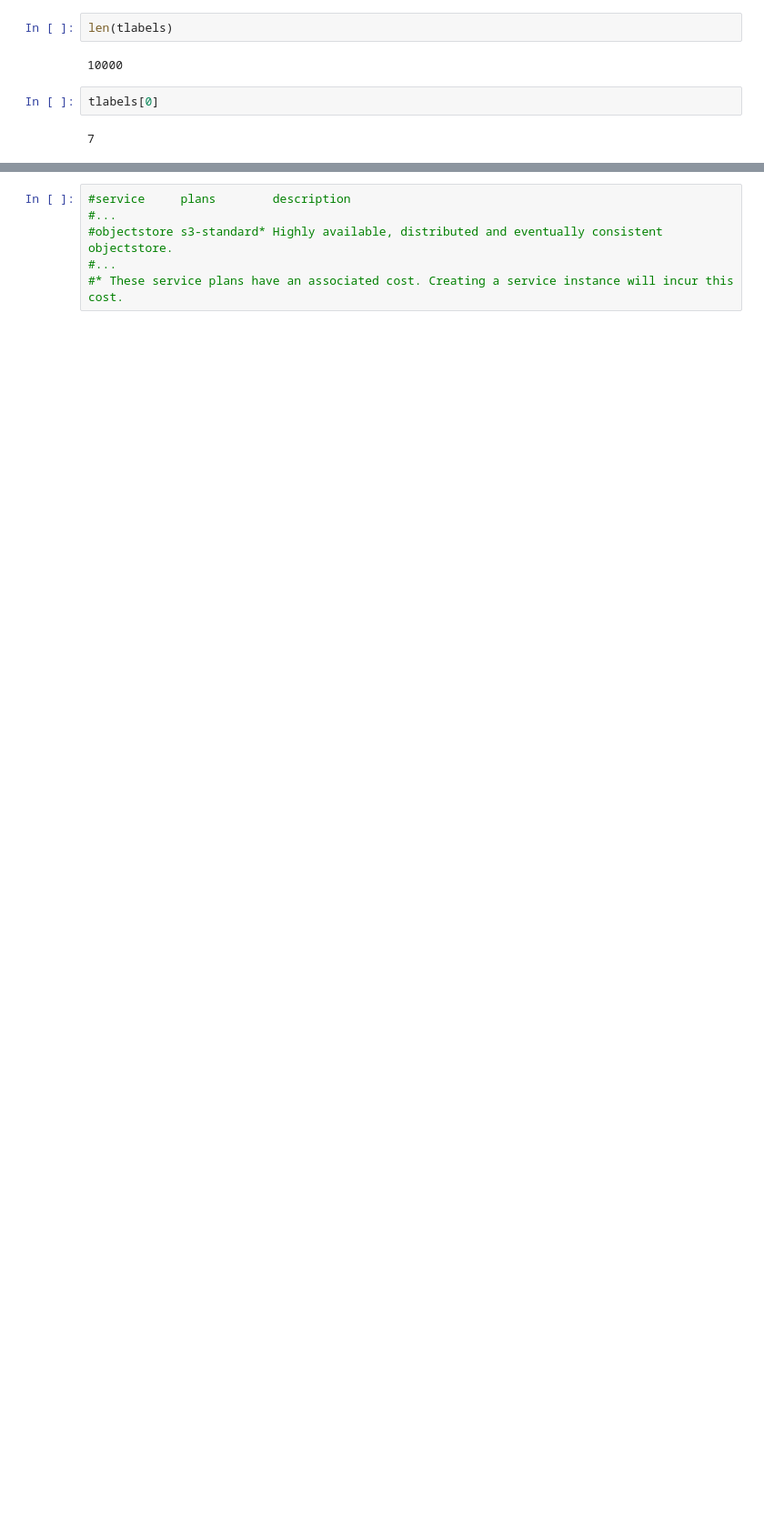
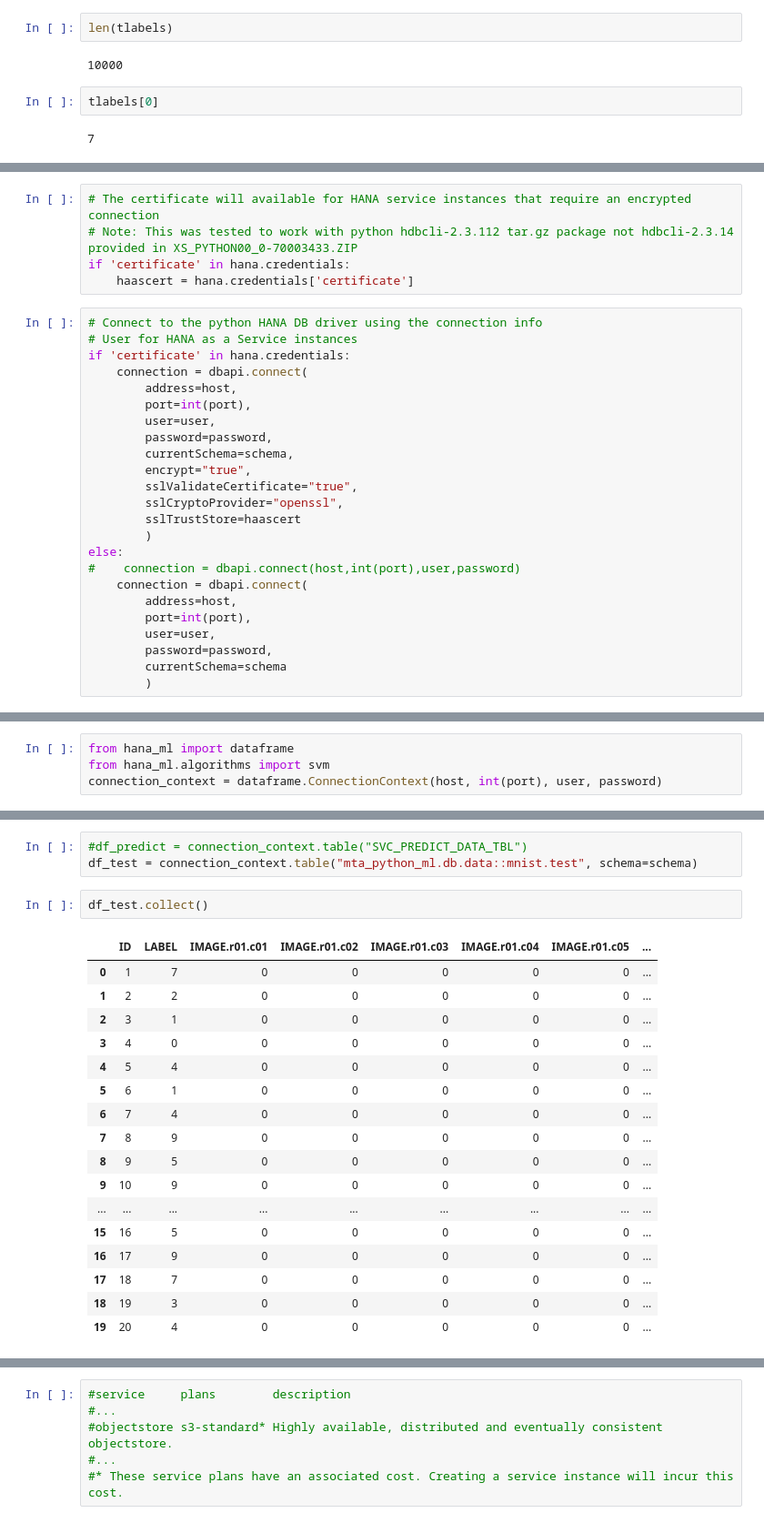
Before and after one commit to alundesap/mta_python_ml, a Jupyter notebook: python/mnist_loader.ipynb, the cells around one changed output, grey strips where cells are left out. Shown at 91% size. Cells and saved outputs as stored; diff of their text form; blank space fills up the shorter version.

```diff
--- a/python/mnist_loader.ipynb
+++ b/python/mnist_loader.ipynb
@@ -48,0 +275,29 @@ tlabels[0]
+# %%
+# The certificate will available for HANA service instances that require an encrypted connection
+# Note: This was tested to work with python hdbcli-2.3.112 tar.gz package not hdbcli-2.3.14 provided in XS_PYTHON00_0-70003433.ZIP
+if 'certificate' in hana.credentials:
+    haascert = hana.credentials['certificate']
+# %%
+# Connect to the python HANA DB driver using the connection info
+# User for HANA as a Service instances
+if 'certificate' in hana.credentials:
+    connection = dbapi.connect(
+        address=host,
+        port=int(port),
+        user=user,
+        password=password,
+        currentSchema=schema,
+        encrypt="true",
+        sslValidateCertificate="true",
+        sslCryptoProvider="openssl",
+        sslTrustStore=haascert
+        )
+else:
+#    connection = dbapi.connect(host,int(port),user,password)
+    connection = dbapi.connect(
+        address=host,
+        port=int(port),
+        user=user,
+        password=password,
+        currentSchema=schema
+        )
@@ -48,0 +420,4 @@ tlabels[0]
+# %%
+from hana_ml import dataframe
+from hana_ml.algorithms import svm
+connection_context = dataframe.ConnectionContext(host, int(port), user, password)
@@ -48,0 +590,23 @@ tlabels[0]
+# %%
+#df_predict = connection_context.table("SVC_PREDICT_DATA_TBL")
+df_test = connection_context.table("mta_python_ml.db.data::mnist.test", schema=schema)
+# %%
+df_test.collect()
+# %% [output]
+|  | ID | LABEL | IMAGE.r01.c01 | IMAGE.r01.c02 | IMAGE.r01.c03 | IMAGE.r01.c04 | IMAGE.r01.c05 | ... |
+| 0 | 1 | 7 | 0 | 0 | 0 | 0 | 0 | ... |
+| 1 | 2 | 2 | 0 | 0 | 0 | 0 | 0 | ... |
+| 2 | 3 | 1 | 0 | 0 | 0 | 0 | 0 | ... |
+| 3 | 4 | 0 | 0 | 0 | 0 | 0 | 0 | ... |
+| 4 | 5 | 4 | 0 | 0 | 0 | 0 | 0 | ... |
+| 5 | 6 | 1 | 0 | 0 | 0 | 0 | 0 | ... |
+| 6 | 7 | 4 | 0 | 0 | 0 | 0 | 0 | ... |
+| 7 | 8 | 9 | 0 | 0 | 0 | 0 | 0 | ... |
+| 8 | 9 | 5 | 0 | 0 | 0 | 0 | 0 | ... |
+| 9 | 10 | 9 | 0 | 0 | 0 | 0 | 0 | ... |
+| ... | ... | ... | ... | ... | ... | ... | ... | ... |
+| 15 | 16 | 5 | 0 | 0 | 0 | 0 | 0 | ... |
+| 16 | 17 | 9 | 0 | 0 | 0 | 0 | 0 | ... |
+| 17 | 18 | 7 | 0 | 0 | 0 | 0 | 0 | ... |
+| 18 | 19 | 3 | 0 | 0 | 0 | 0 | 0 | ... |
+| 19 | 20 | 4 | 0 | 0 | 0 | 0 | 0 | ... |
```
Also changed, not shown: parts of 72 cells of this notebook, 2 other files.
